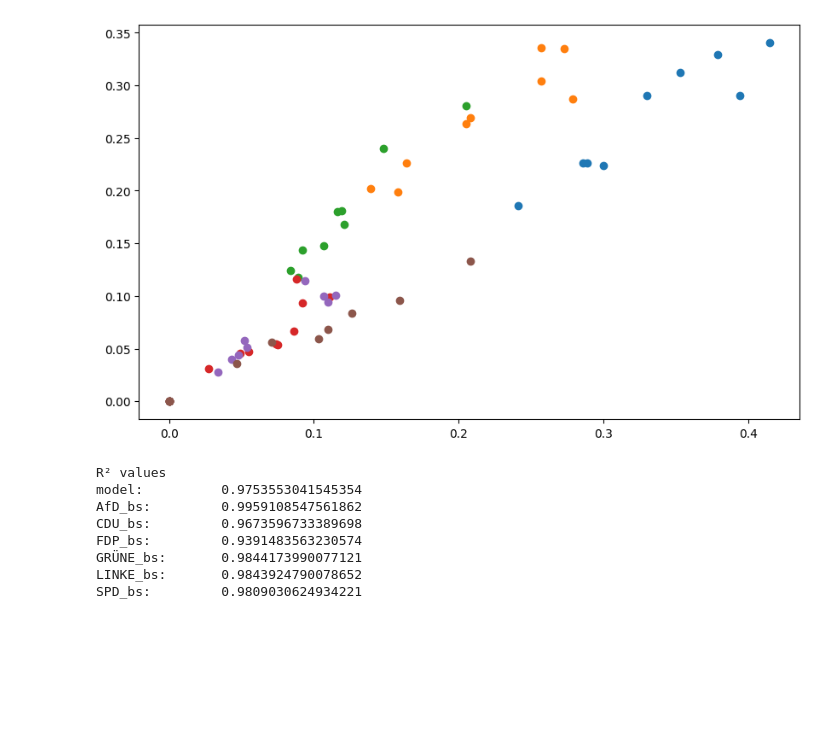
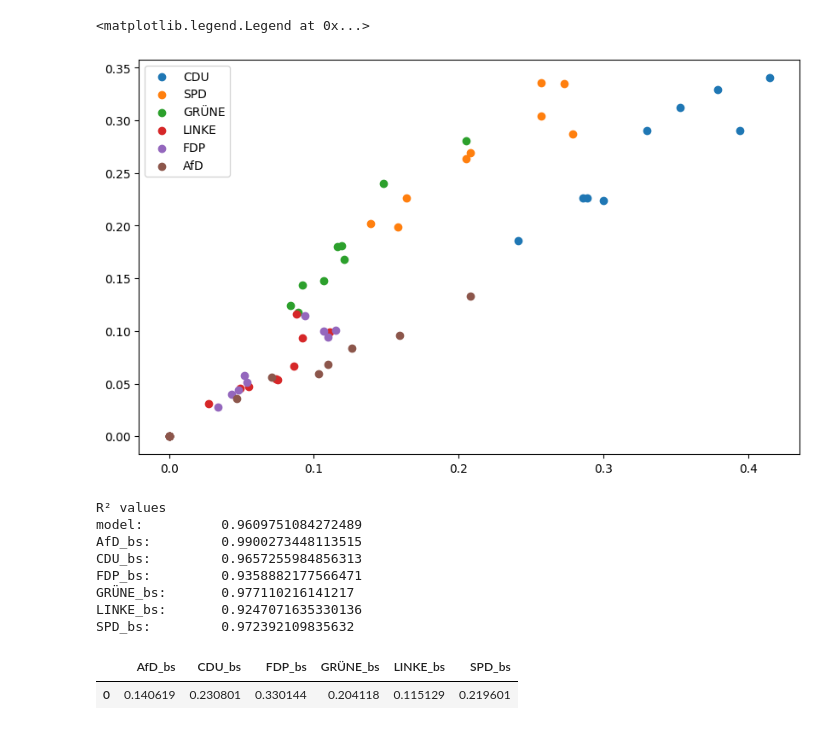
Before and after one commit to JensKrumsieck/wahlen_bs, a Jupyter notebook: regression.ipynb, the cells around one changed output. Drawn from its saved outputs; the diff is of its cells as text; code cells hidden in the pictures; blank space fills up the shorter version.

Commit message:
regression produces values larger than 100%

```diff
--- a/regression.ipynb
+++ b/regression.ipynb
@@ -95,21 +96,21 @@ SPD_bs      0.127304  0.886472  0.529365  0.472562  0.553135  1.000000
 # %%
 import matplotlib.pyplot as plt
 plt.figure(figsize=(10, 6))
 for party in ['CDU', 'SPD', 'GRÜNE', 'LINKE', 'FDP', 'AfD']:
     plt.scatter(df[f'{party}_bund'], df[f'{party}_bs'], label=f'{party}')
+plt.legend()
 # %% [output]
+<matplotlib.legend.Legend at 0x...>
-[figure, old version]
+[figure, new version]
 # %%
-import numpy as np
-from sklearn.kernel_approximation import safe_sparse_dot
 from sklearn.linear_model import LinearRegression
 from sklearn.multioutput import MultiOutputRegressor
 from sklearn.metrics import r2_score
 
-X = df.filter(regex='_bund$')
-Y = df.filter(regex='_bs$')
+X = df.reindex(sorted(df.columns), axis=1).filter(regex='_bund$')
+Y = df.reindex(sorted(df.columns), axis=1).filter(regex='_bs$')
 
-model = MultiOutputRegressor(LinearRegression())
+model = MultiOutputRegressor(LinearRegression(positive=True))
 model.fit(X,Y)
 
 Y_pred = model.predict(X)
@@ -119,10 +120,23 @@ for i, col in enumerate(Y.columns):
     print(f"{col}: \t{r2_score(Y.iloc[:,i], Y_pred[:,i])}")
 # %% [output]
 R² values
-model:          0.9753553041545354
-AfD_bs:         0.9959108547561862
-CDU_bs:         0.9673596733389698
-FDP_bs:         0.9391483563230574
-GRÜNE_bs:       0.9844173990077121
-LINKE_bs:       0.9843924790078652
-SPD_bs:         0.9809030624934221
+model:          0.9609751084272489
+AfD_bs:         0.9900273448113515
+CDU_bs:         0.9657255984856313
+FDP_bs:         0.9358882177566471
+GRÜNE_bs:       0.977110216141217
+LINKE_bs:       0.9247071635330136
+SPD_bs:         0.972392109835632
+# %%
+
+dawum = pd.DataFrame([[.283, .150, .119, .101, .36, .219]], columns=[
+                     "CDU_bund", "SPD_bund", "GRÜNE_bund", "LINKE_bund", "FDP_bund", "AfD_bund"])
+dawum = dawum.reindex(sorted(dawum.columns), axis=1)
+prediction = model.predict(dawum)
+
+prediction = pd.DataFrame(prediction, columns=Y.columns)
+print(prediction.sum(axis=1))
+prediction
+# %% [output]
+|  | AfD_bs | CDU_bs | FDP_bs | GRÜNE_bs | LINKE_bs | SPD_bs |
+| 0 | 0.140619 | 0.230801 | 0.330144 | 0.204118 | 0.115129 | 0.219601 |
```
Also changed, not shown: parts of 2 cells of this notebook.
